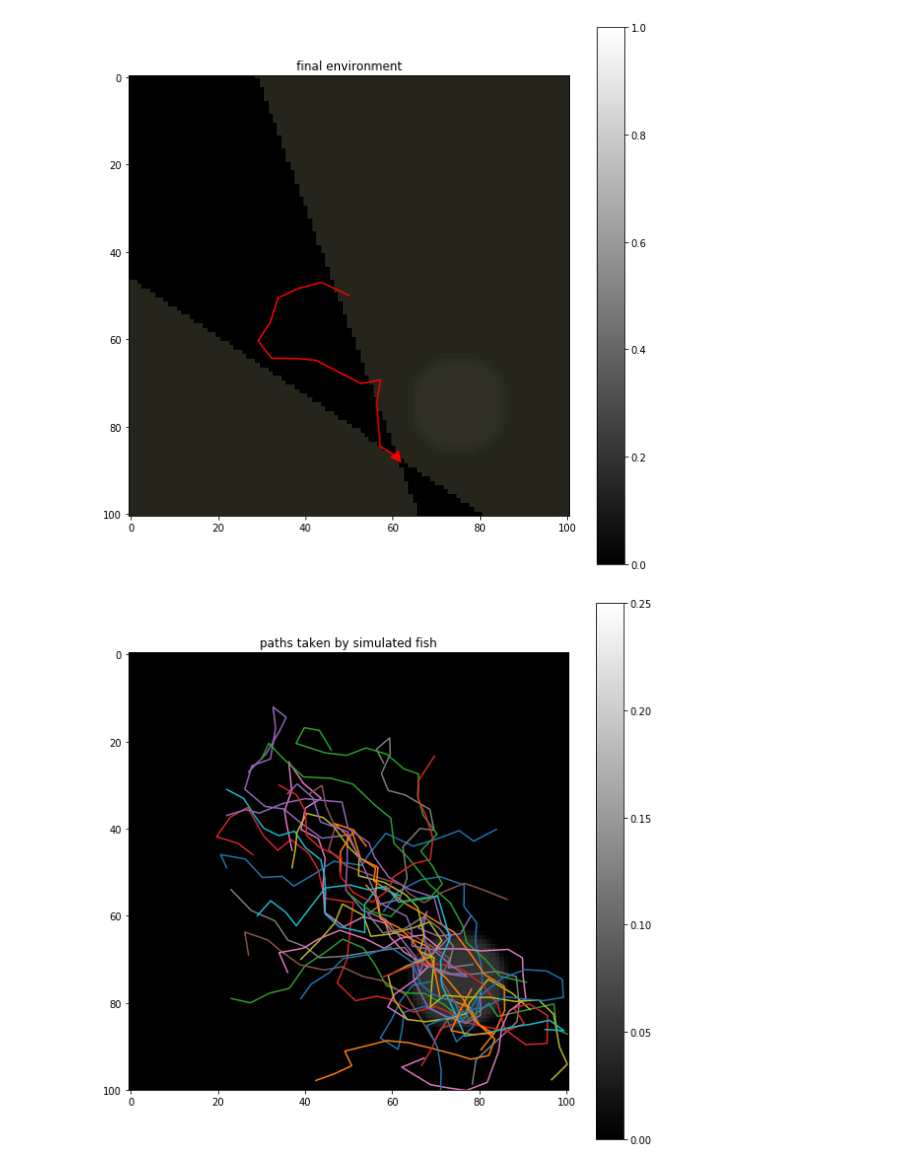
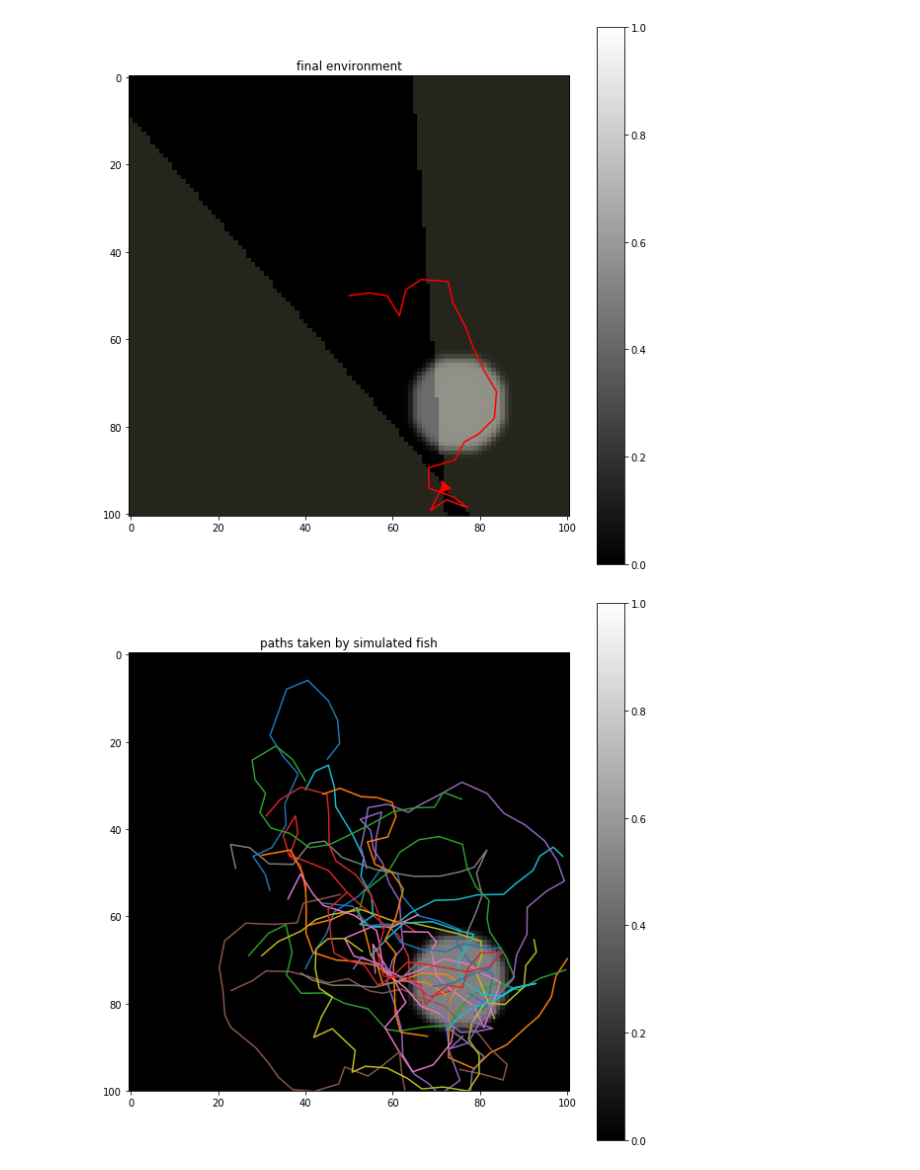
Before and after one commit to diptodip/brightfish, a Jupyter notebook: experiments/burgess2010_spotlight.ipynb, the cells around one changed output. Cells and saved outputs as stored; diff of their text form; code cells hidden in the pictures.

```diff
--- a/experiments/burgess2010_spotlight.ipynb
+++ b/experiments/burgess2010_spotlight.ipynb
@@ -8,9 +8,9 @@ import brightfish
 import brightfish.environment as environment
 import brightfish.fish as fish
 # %%
-spotlight = environment.Spotlight((101, 101), 100, (75, 75), initial_value=0.25, spot_value=0.05, spot_radius=11)
+spotlight = environment.Spotlight((101, 101), 500, (75, 75), initial_value=0.75, spot_value=0.5, spot_radius=11)
 # %%
-f = fish.BinocularFish(np.pi/2, (50, 50), static=True, set_point=0.5, max_diff=0.75, learning_rate=1e-2, p_move=0.2, move_dist={'mu': 5.0, 'sigma': 1.0})
+f = fish.BinocularFish(np.pi/2, (50, 50), static=True, set_point=0.5, max_diff=0.75, learning_rate=1e-2, p_move=0.3, move_dist={'mu': 5.0, 'sigma': 1.0})
 # %%
 fig = plt.figure(figsize=(10, 10))
 plt.imshow(spotlight.stage, cmap='gray', vmin=0, vmax=1)
@@ -29,6 +29,6 @@ plt.show()
 # %%
 # run for some iterations without letting fish move
-params_static = f.run(spotlight, 99)
+params_static = f.run(spotlight, 499)
 f.static = False
 # run for remaining iterations
 params_moving = f.run(spotlight, 100)
@@ -47,25 +47,25 @@ plt.imshow(eyes, cmap='magma', alpha=0.15)
 plt.title('final environment')
 plt.show()
 # %% [output]
-[figure, old version]
+[figure, new version]
 # %%
 # repeat path collection multiple times
 param_collection = []
 for i in range(25):
     spotlight.reset()
-    f = fish.BinocularFish(np.pi/2, (np.random.randint(20, 80), np.random.randint(20, 60)), static=True, set_point=0.5, max_diff=0.75, learning_rate=1e-2, p_move=0.2, move_dist={'mu': 5.0, 'sigma': 1.0})
-    _ = f.run(spotlight, 99)
+    f = fish.BinocularFish(np.pi/2, (np.random.randint(20, 80), np.random.randint(20, 60)), static=True, set_point=0.5, max_diff=0.75, learning_rate=1e-3, p_move=0.2, move_dist={'mu': 5.0, 'sigma': 1.0})
+    _ = f.run(spotlight, 499)
     f.static = False
     params_i = f.run(spotlight, 100)
     param_collection.append(params_i)
 # %%
 fig = plt.figure(figsize=(10, 10))
-plt.imshow(spotlight.stage, cmap='gray', vmin=0, vmax=0.25)
+plt.imshow(spotlight.stage, cmap='gray', vmin=0, vmax=1.0)
 plt.colorbar()
 for i in range(25):
     plt.plot(param_collection[i]['c'], param_collection[i]['r'])
 plt.title('paths taken by simulated fish')
 plt.ylim(100)
 plt.show()
 # %% [output]
-[figure, old version]
+[figure, new version]
```
Also changed, not shown: parts of 1 cell of this notebook.
